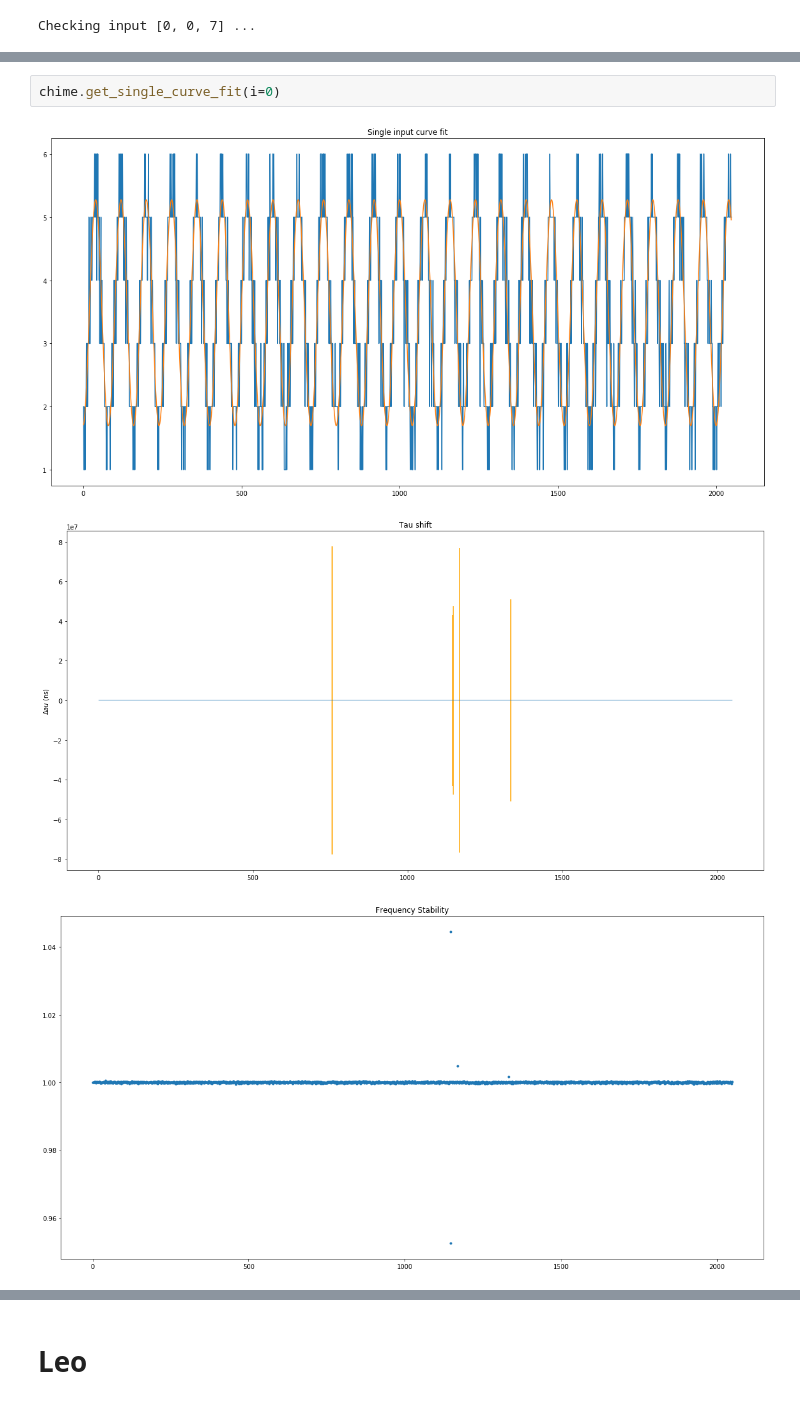
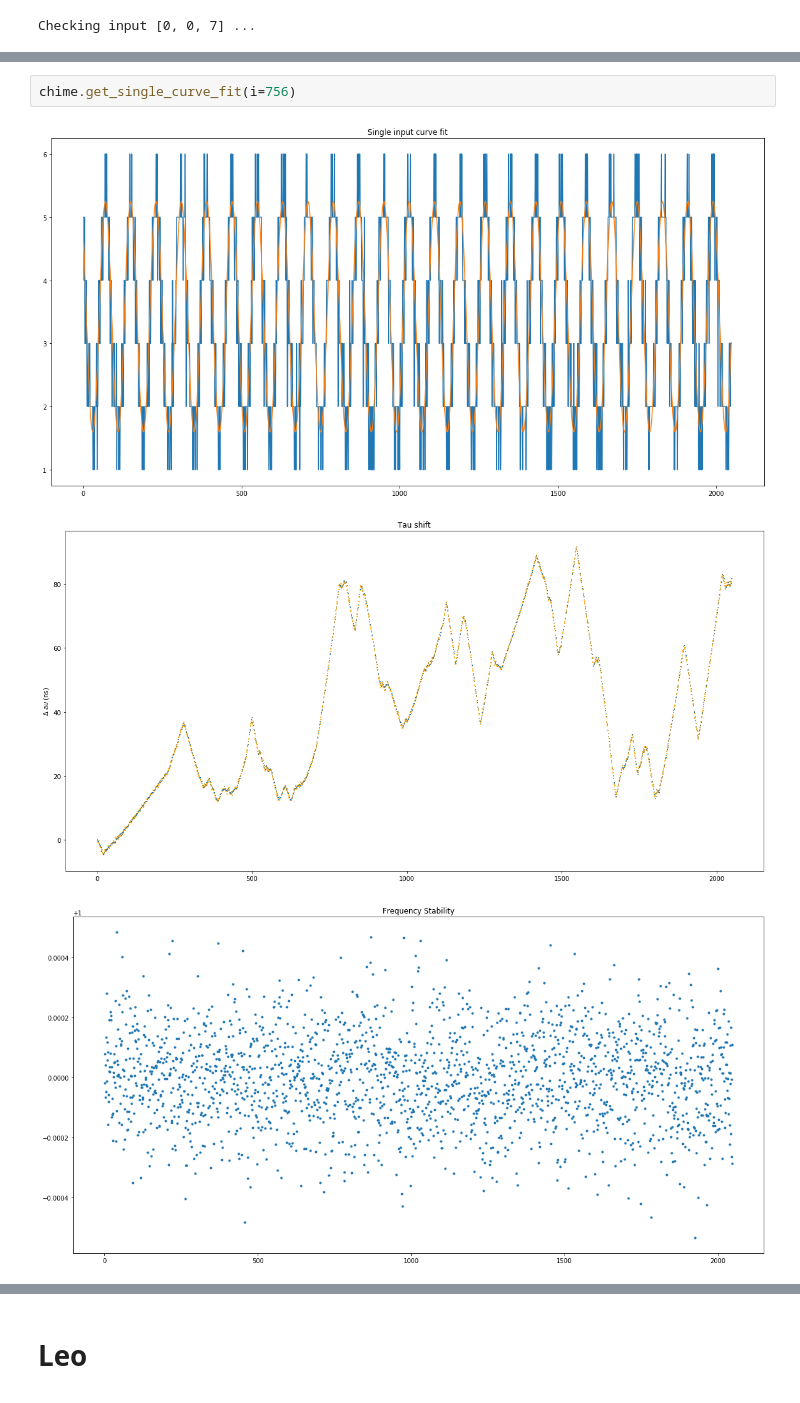
Before and after one commit to WVURAIL/rawice, a Jupyter notebook: Automation test.ipynb, the cells around one changed output, grey strips where cells are left out. Saved outputs shown, nothing was run; the diff lists cells and outputs as text.

Commit message:
curve fit fixed in rawice.py with notebook example

```diff
--- a/Automation test.ipynb
+++ b/Automation test.ipynb
@@ -105,6 +125,6 @@ chime.get_curve_fit()
 # %%
-chime.get_single_curve_fit(i=0)
+chime.get_single_curve_fit(i=756)
 # %% [output]
-[figure, old version]
+[figure, new version]
-[figure, old version]
+[figure, new version]
-[figure, old version]
+[figure, new version]
```
Also changed, not shown: parts of 15 cells of this notebook, 1 other file.
